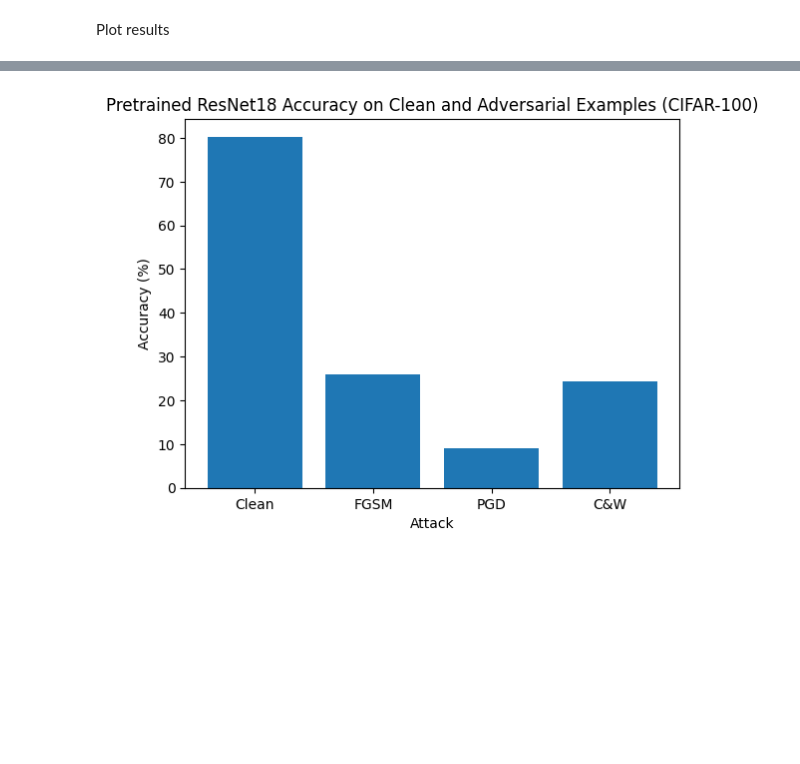
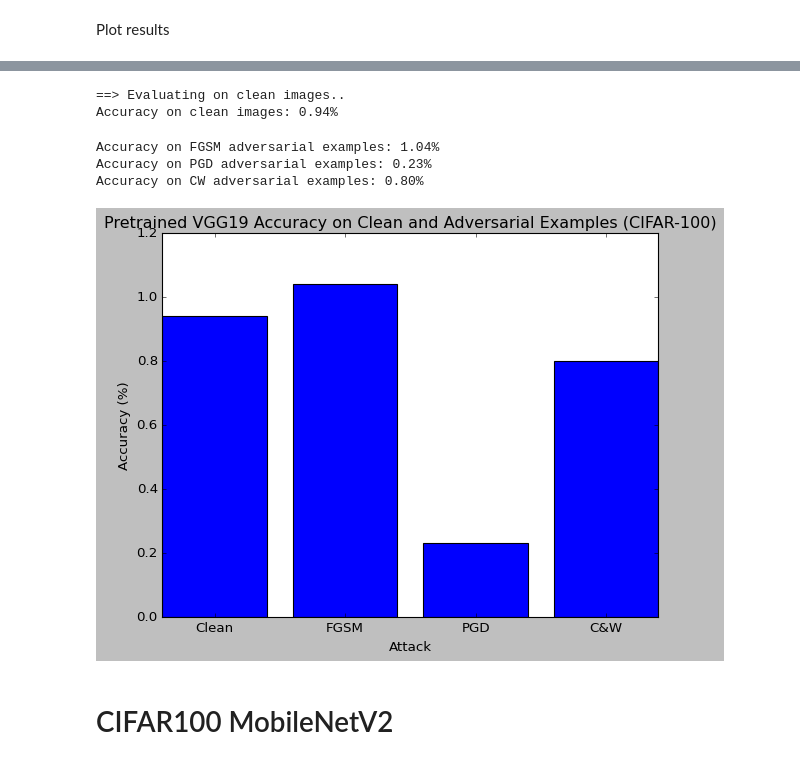
Before and after one commit to rezaulcmt/Data_Science_Project_Rezaul, a Jupyter notebook: Project.ipynb, the cells around one changed output, grey strips where cells are left out. Cells and saved outputs as stored; diff of their text form; code cells hidden in the pictures; blank space fills up the shorter version.

```diff
--- a/Project.ipynb
+++ b/Project.ipynb
@@ -204,10 +384,61 @@ Plot results
+# %%
+# Test function to evaluate model accuracy on clean or adversarial examples
+def test_adversarial(model, attack=None, epsilon=None, alpha=None, num_iter=None):
+    correct = 0
+    total = 0
+    for inputs, targets in testloader:
+        inputs, targets = inputs.to(device), targets.to(device)
+
+        if attack == 'FGSM':
+            inputs = fgsm_attack(model, inputs, targets, epsilon)
+        elif attack == 'PGD':
+            inputs = pgd_attack(model, inputs, targets, alpha, epsilon, num_iter)
+        elif attack == 'CW':
+            inputs = carlini_wagner_attack(model, inputs, targets, targeted=False, num_iter=100, learning_rate=0.01)
+
+        outputs = model(inputs)
+        _, predicted = outputs.max(1)
+        total += targets.size(0)
+        correct += predicted.eq(targets).sum().item()
+
+    acc = 100 * correct / total
+    if attack:
+        print(f'Accuracy on {attack} adversarial examples: {acc:.2f}%')
+    else:
+        print(f'Accuracy on clean images: {acc:.2f}%')
+    return acc
+# %%
+# Evaluate on clean images
+print("==> Evaluating on clean images..")
+acc_clean = test_adversarial(net)
+# %% [output]
+==> Evaluating on clean images..
+Accuracy on clean images: 0.94%
+# %%
+# Parameters for FGSM, PGD, and C&W attacks
+epsilon_fgsm = 0.1
+epsilon_pgd = 2 / 255
+alpha = 2 / 255
+num_iter = 5
+# %%
+# Testing the pretrained VGG19 model on FGSM, PGD, and C&W attacks
+acc_fgsm = test_adversarial(net, attack='FGSM', epsilon=epsilon_fgsm)
+acc_pgd = test_adversarial(net, attack='PGD', epsilon=epsilon_pgd, alpha=alpha, num_iter=num_iter)
+acc_cw = test_adversarial(net, attack='CW')
+# %% [output]
+Accuracy on FGSM adversarial examples: 1.04%
+Accuracy on PGD adversarial examples: 0.23%
+Accuracy on CW adversarial examples: 0.80%
 # %%
+# Plot results
 attacks = ['Clean', 'FGSM', 'PGD', 'C&W']
 accuracies = [acc_clean, acc_fgsm, acc_pgd, acc_cw]
 plt.bar(attacks, accuracies)
 plt.xlabel('Attack')
 plt.ylabel('Accuracy (%)')
-plt.title('Pretrained ResNet18 Accuracy on Clean and Adversarial Examples (CIFAR-100)')
+plt.title('Pretrained VGG19 Accuracy on Clean and Adversarial Examples (CIFAR-100)')
 plt.show()
 # %% [output]
-[figure, old version]
+[figure, new version]
+# %% [markdown]
+# CIFAR100 MobileNetV2
```
Also changed, not shown: parts of 91 cells of this notebook.
